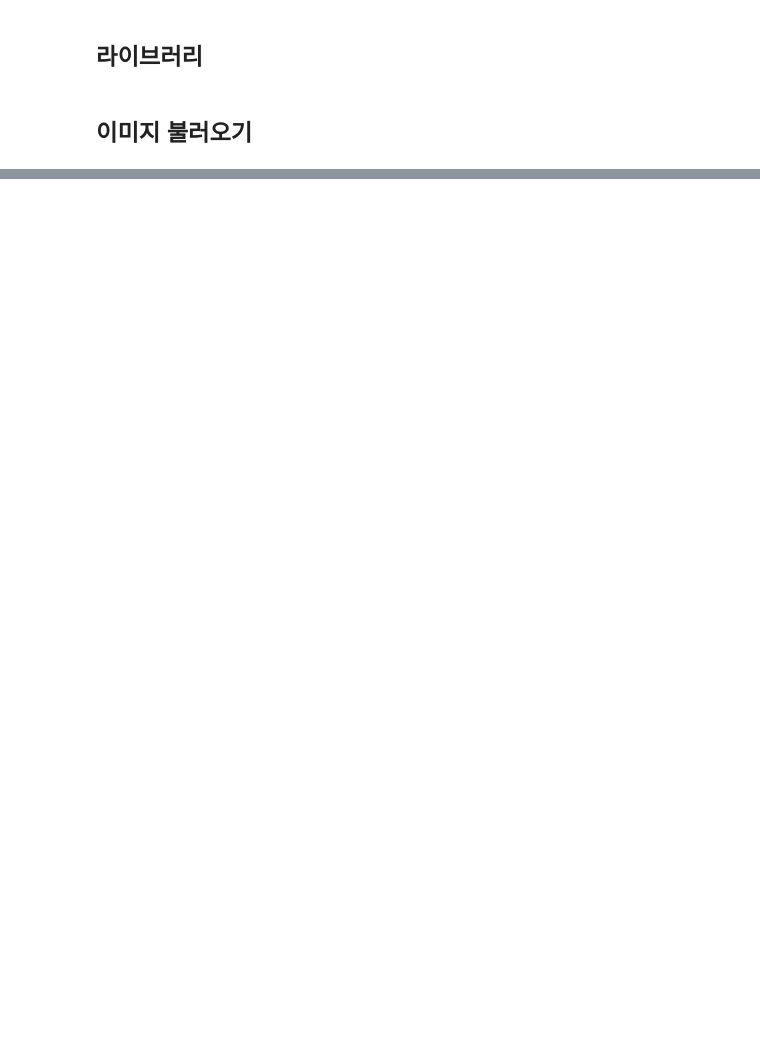
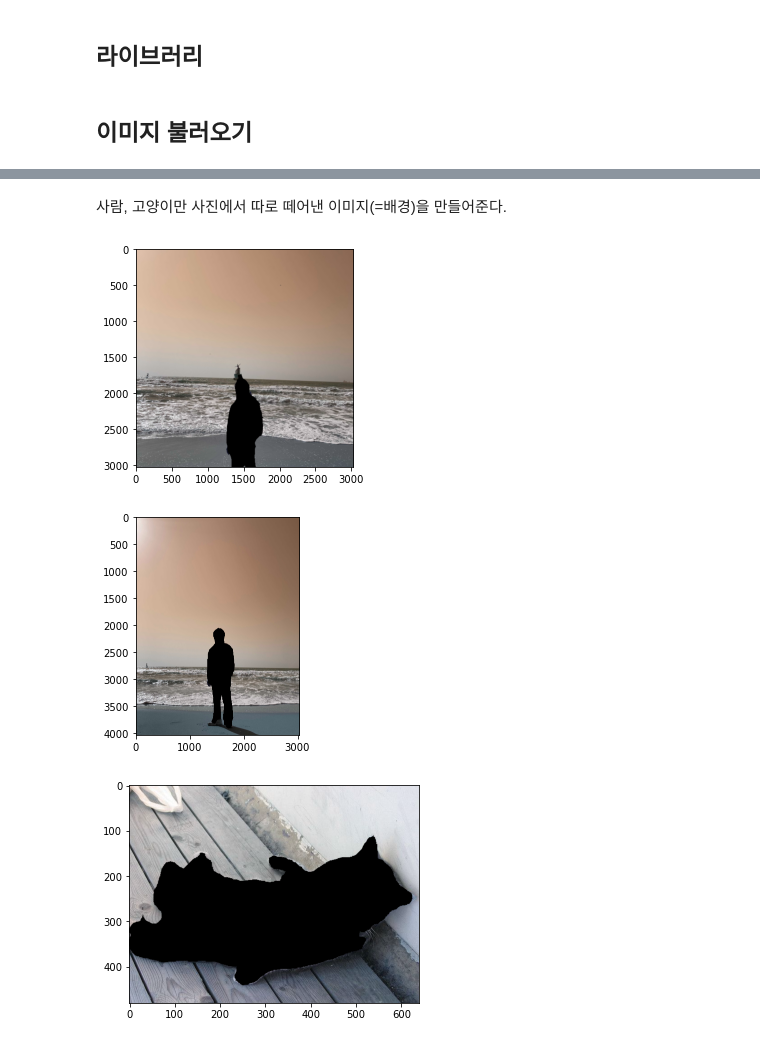
Before and after one commit to yeoooo/AI_Aiffel, a Jupyter notebook: (E10) Photo_Effect_Project_yeoooo_2021_02_16.ipynb, the cells around one changed output, grey strips where cells are left out. Drawn from its saved outputs; the diff is of its cells as text; code cells hidden in the pictures; blank space fills up the shorter version.

```diff
--- a/(E10) Photo_Effect_Project_yeoooo_2021_02_16.ipynb
+++ b/(E10) Photo_Effect_Project_yeoooo_2021_02_16.ipynb
@@ -24,0 +242,15 @@ TypeError: append() takes no keyword arguments
+# %% [markdown]
+사람, 고양이만 사진에서 따로 떼어낸 이미지(=배경)을 만들어준다.
+# %%
+bg_list = []
+for i in range(3):
+    img_mask_color = cv2.cvtColor(mask_up_list[i], cv2.COLOR_GRAY2BGR)
+    img_bg_mask = cv2.bitwise_not(img_mask_color)
+    img_bg = cv2.bitwise_and(orig_list[i], img_bg_mask)
+    plt.imshow(img_bg)
+    bg_list.append(img_bg)
+    plt.show()
+# %% [output]
+[figure, added]
+[figure, added]
+[figure, added]
```
Also changed, not shown: parts of 25 cells of this notebook.
